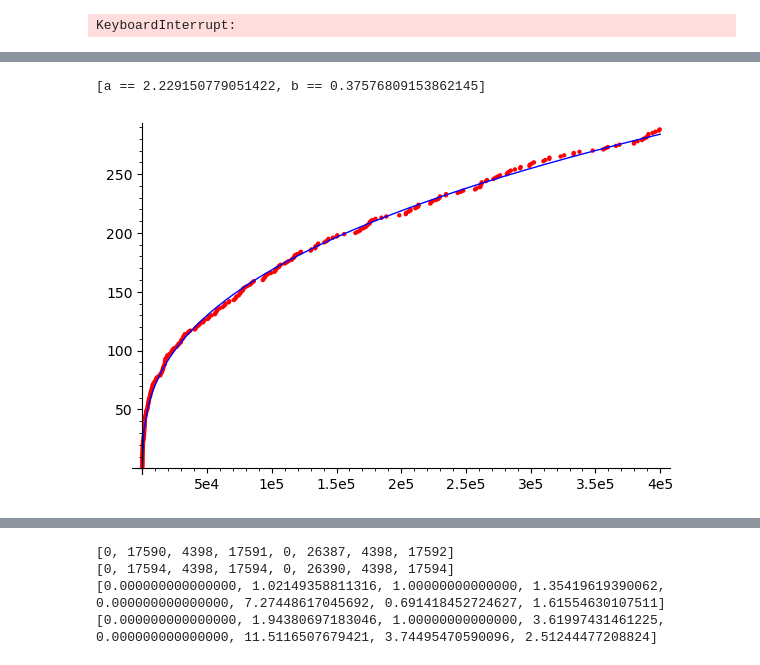
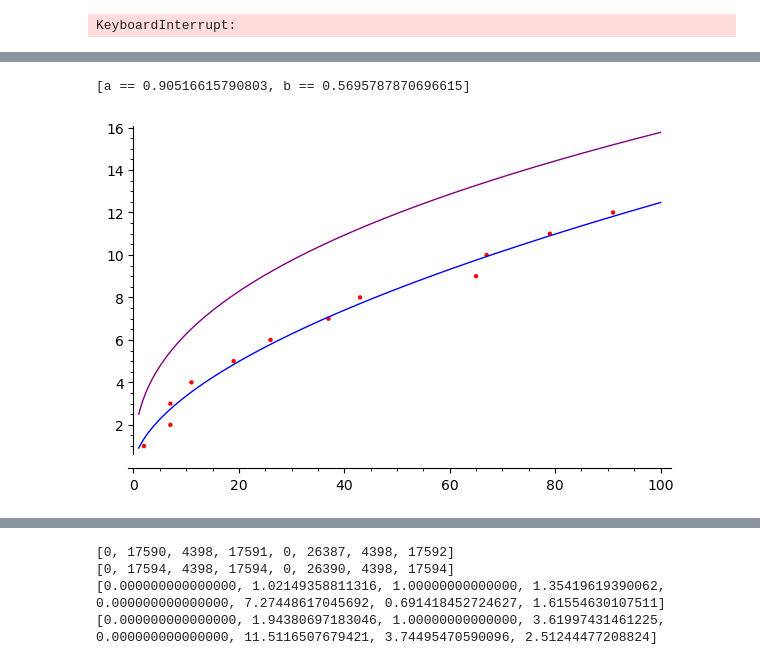
Before and after one commit to abhijit-mudigonda/everywhere-good-reduction, a Jupyter notebook: egr.ipynb, the cells around one changed output, grey strips where cells are left out. Drawn from its saved outputs; the diff is of its cells as text; code cells hidden in the pictures.

```diff
--- a/egr.ipynb
+++ b/egr.ipynb
@@ -161,3 +161,17 @@ for A in tqdm(range(-A_RANGE, A_RANGE)):
 # %% [output]
 Starting
 KeyboardInterrupt:
+# %%
+import pickle
+
+CHUNK  = 500000
+R_RANGE = 10000000
+
+good_d = set()
+with open("good-d-503500000.pickle", 'rb') as fin:
+    for i in range(R_RANGE/CHUNK):
+        good_d = good_d.union(pickle.load(fin))
+        print(len(good_d))
+
+good_d = [abs(d) for d in good_d]
+good_d.sort()
@@ -164,31 +201,30 @@ KeyboardInterrupt:
 # %%
-import pickle
+D_RANGE = 100
 
-D_RANGE = 400000
-with open("good-d-3000000.pickle", 'rb') as fin:
-    good_d = pickle.load(fin)
-good_d = [abs(d) for d in good_d]
-good_d.sort()
 plot_d = []
 ct = 0
 for d in good_d:
-    if d < D_RANGE:
+    if abs(d) < D_RANGE:
         ct += 1
         plot_d.append((d,ct))
+
+
 
 plt = plot([])
 plt += list_plot(plot_d, color='red')
 
 var('a','b')
 model(x) = a*(x**b)
 sol = find_fit(plot_d, model)
 show(sol)
 g(x) = model(a = sol[0].rhs(), b = sol[1].rhs())
 plt += plot(g(x),  x, [1,D_RANGE], color = 'blue')
+h(x) = 2.5*x^(.4)
+plt += plot(h(x), x, [1,D_RANGE], color = 'purple')
 show(plt)
 # %% [output]
-[a == 2.229150779051422, b == 0.37576809153862145]
+[a == 0.90516615790803, b == 0.5695787870696615]
-[figure, old version]
+[figure, new version]
 # %%
 A_RANGE = 200000
 SUM_RANGE = 10000
```
Also changed, not shown: parts of 3 cells of this notebook, 6 other files.
